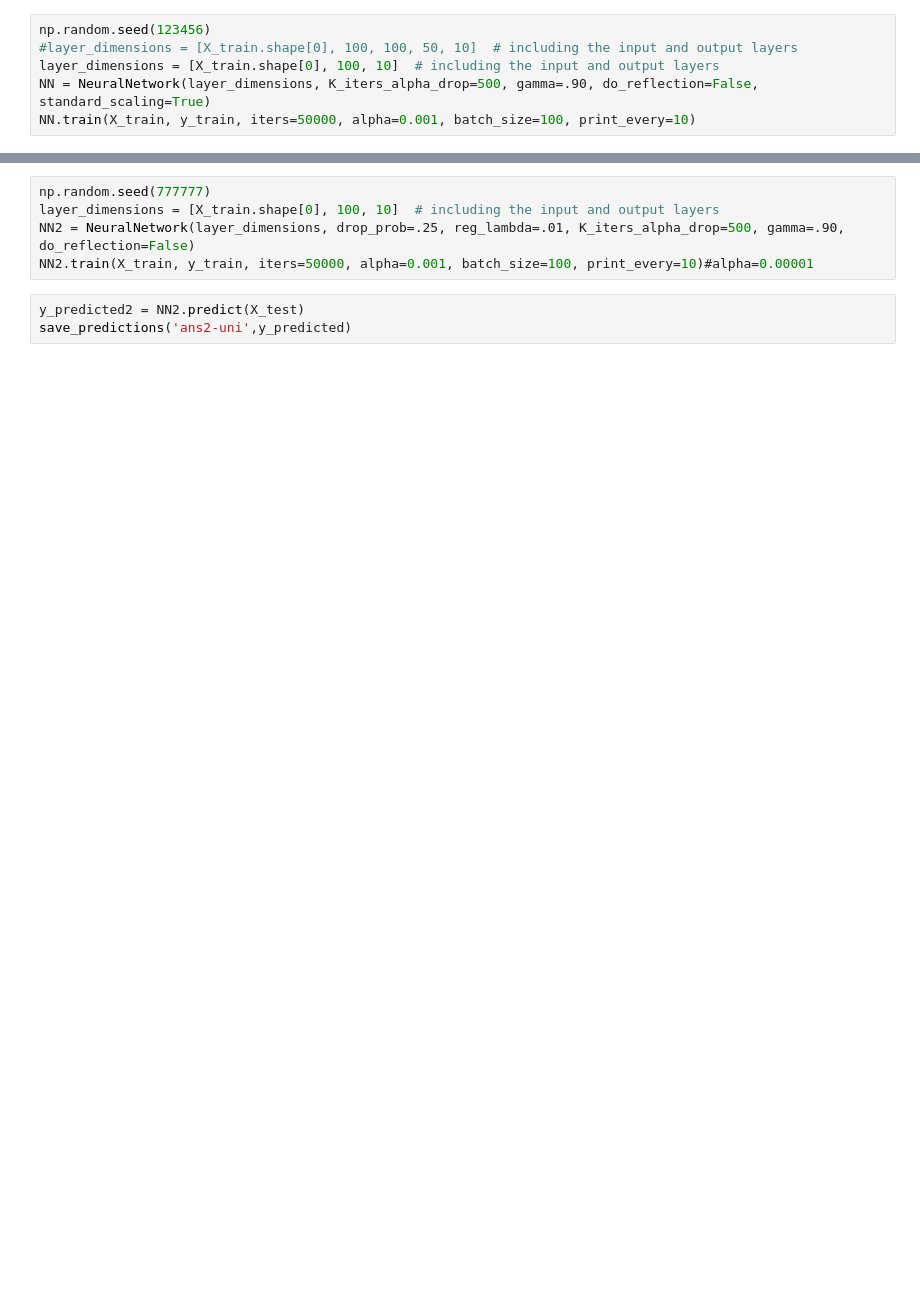
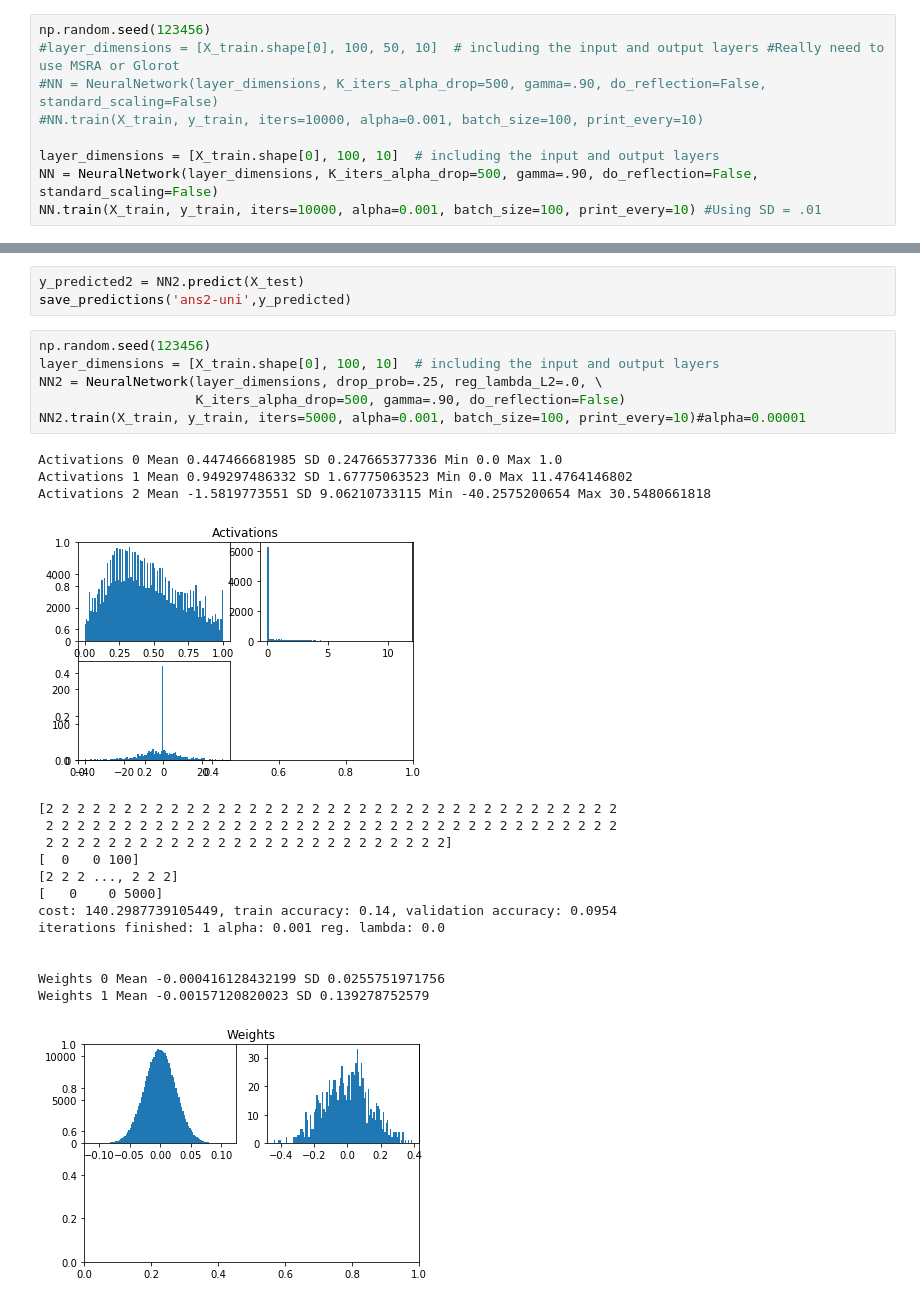
Before and after one commit to rp2707/coms4995-hw1, a Jupyter notebook: HW1-uni.ipynb, the cells around one changed output, grey strips where cells are left out. Saved outputs shown, nothing was run; the diff lists cells and outputs as text; blank space fills up the shorter version.

Commit message:
added new featues, include output

```diff
--- a/HW1-uni.ipynb
+++ b/HW1-uni.ipynb
@@ -928,7 +935,10 @@ Data loading done
 #### Simple fully-connected deep neural network
 # %%
 np.random.seed(123456)
-#layer_dimensions = [X_train.shape[0], 100, 100, 50, 10]  # including the input and output layers
+#layer_dimensions = [X_train.shape[0], 100, 50, 10]  # including the input and output layers #Really need to use MSRA or Glorot
+#NN = NeuralNetwork(layer_dimensions, K_iters_alpha_drop=500, gamma=.90, do_reflection=False, standard_scaling=False)
+#NN.train(X_train, y_train, iters=10000, alpha=0.001, batch_size=100, print_every=10)
+
 layer_dimensions = [X_train.shape[0], 100, 10]  # including the input and output layers
-NN = NeuralNetwork(layer_dimensions, K_iters_alpha_drop=500, gamma=.90, do_reflection=False, standard_scaling=True)
-NN.train(X_train, y_train, iters=50000, alpha=0.001, batch_size=100, print_every=10)
+NN = NeuralNetwork(layer_dimensions, K_iters_alpha_drop=500, gamma=.90, do_reflection=False, standard_scaling=False)
+NN.train(X_train, y_train, iters=10000, alpha=0.001, batch_size=100, print_every=10) #Using SD = .01
@@ -945,11 +953,30 @@ loaded_y[:10]
 # %% [markdown]
 ## Part 2: Regularizing the neural network
 #### Add dropout and L2 regularization
-# %%
-np.random.seed(777777)
-layer_dimensions = [X_train.shape[0], 100, 10]  # including the input and output layers
-NN2 = NeuralNetwork(layer_dimensions, drop_prob=.25, reg_lambda=.01, K_iters_alpha_drop=500, gamma=.90, do_reflection=False)
-NN2.train(X_train, y_train, iters=50000, alpha=0.001, batch_size=100, print_every=10)#alpha=0.00001
 # %%
 y_predicted2 = NN2.predict(X_test)
 save_predictions('ans2-uni',y_predicted)
+# %%
+np.random.seed(123456)
+layer_dimensions = [X_train.shape[0], 100, 10]  # including the input and output layers
+NN2 = NeuralNetwork(layer_dimensions, drop_prob=.25, reg_lambda_L2=.0, \
+                    K_iters_alpha_drop=500, gamma=.90, do_reflection=False)
+NN2.train(X_train, y_train, iters=5000, alpha=0.001, batch_size=100, print_every=10)#alpha=0.00001
+# %% [output]
+Activations 0 Mean 0.447466681985 SD 0.247665377336 Min 0.0 Max 1.0
+Activations 1 Mean 0.949297486332 SD 1.67775063523 Min 0.0 Max 11.4764146802
+Activations 2 Mean -1.5819773551 SD 9.06210733115 Min -40.2575200654 Max 30.5480661818
+[figure, added]
+[2 2 2 2 2 2 2 2 2 2 2 2 2 2 2 2 2 2 2 2 2 2 2 2 2 2 2 2 2 2 2 2 2 2 2 2 2
+ 2 2 2 2 2 2 2 2 2 2 2 2 2 2 2 2 2 2 2 2 2 2 2 2 2 2 2 2 2 2 2 2 2 2 2 2 2
+ 2 2 2 2 2 2 2 2 2 2 2 2 2 2 2 2 2 2 2 2 2 2 2 2 2 2]
+[  0   0 100]
+[2 2 2 ..., 2 2 2]
+[   0    0 5000]
+cost: 140.2987739105449, train accuracy: 0.14, validation accuracy: 0.0954
+iterations finished: 1 alpha: 0.001 reg. lambda: 0.0
+
+
+Weights 0 Mean -0.000416128432199 SD 0.0255751971756
+Weights 1 Mean -0.00157120820023 SD 0.139278752579
+[figure, added]
```
Also changed, not shown: parts of 5 cells of this notebook, 2 other files.
